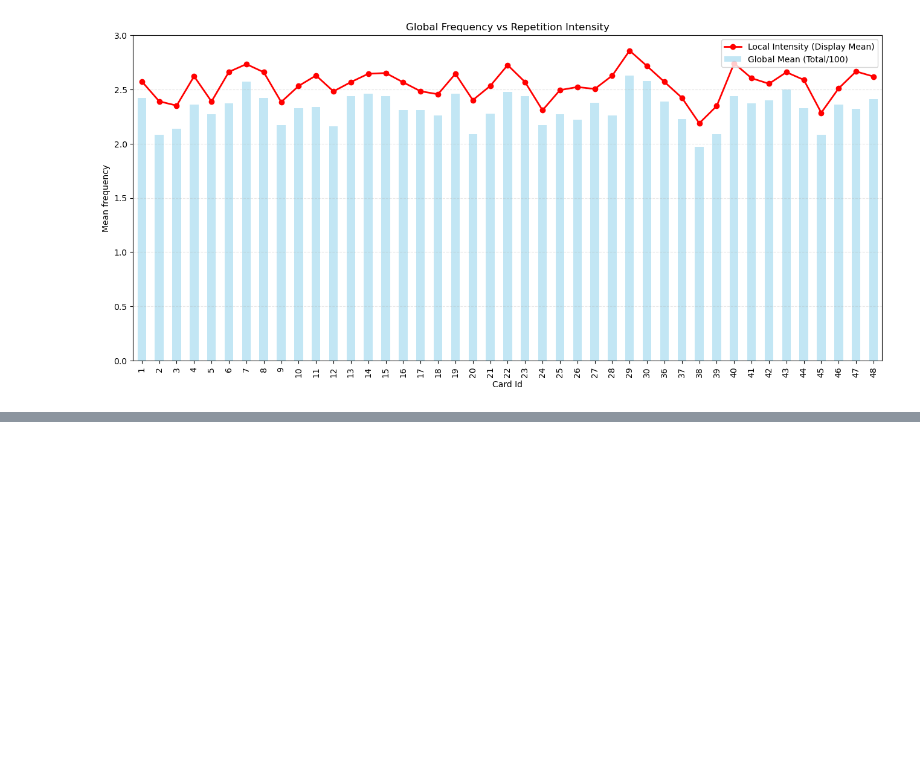
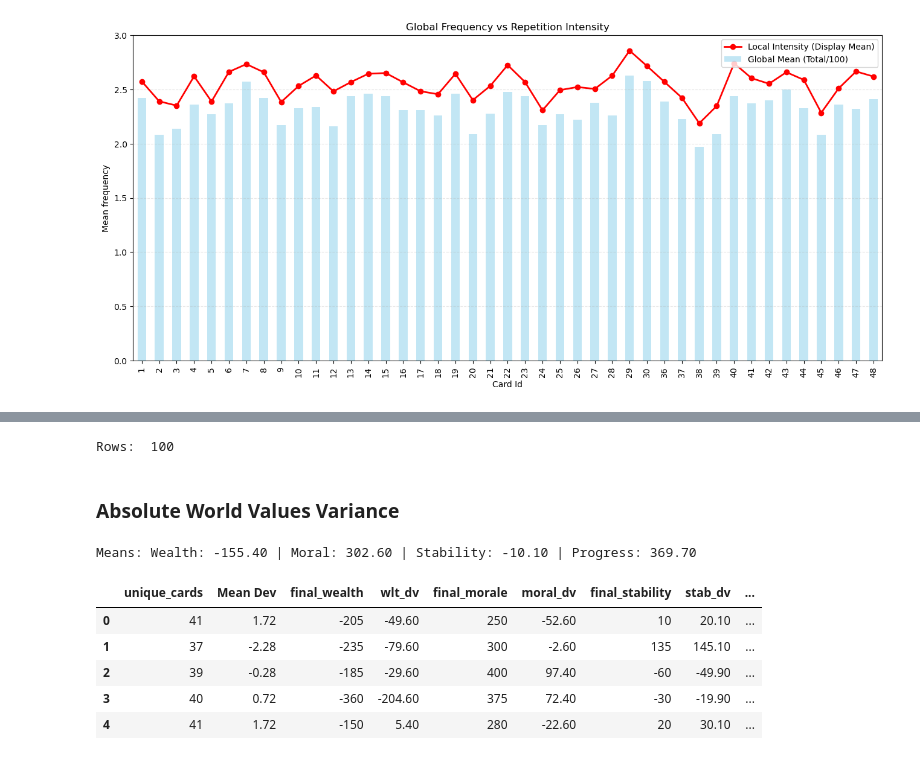
Before and after one commit to davidcurral/Procedural-Narrative-Prototype-Project, a Jupyter notebook: Narrative Data Analysis.ipynb, the cells around one changed output, grey strips where cells are left out. Drawn from its saved outputs; the diff is of its cells as text; code cells hidden in the pictures; blank space fills up the shorter version.

Commit message:
Day 24 Data Analysis Pt2
Summary text analysis

```diff
--- a/Narrative Data Analysis.ipynb
+++ b/Narrative Data Analysis.ipynb
@@ -270,0 +330,7 @@ plt.show()
+# %%
+row_count = len(df1)
+print("Rows: ",row_count)
+# %% [output]
+Rows:  100
+# %% [markdown]
+### Absolute World Values Variance
@@ -270,0 +350,13 @@ plt.show()
+# %%
+print(f"Means: Wealth: {wealth_mean:.2f} | Moral: {moral_mean:.2f} | Stability: {stability_mean:.2f} | Progress: {progress_mean:.2f}")
+# %% [output]
+Means: Wealth: -155.40 | Moral: 302.60 | Stability: -10.10 | Progress: 369.70
+# %%
+df1.head().style.set_properties(**{'text-align': 'center'}).format(precision=2)
+# %% [output]
+|  | unique_cards | Mean Dev | final_wealth | wlt_dv | final_morale | moral_dv | final_stability | stab_dv | ... |
+| 0 | 41 | 1.72 | -205 | -49.60 | 250 | -52.60 | 10 | 20.10 | ... |
+| 1 | 37 | -2.28 | -235 | -79.60 | 300 | -2.60 | 135 | 145.10 | ... |
+| 2 | 39 | -0.28 | -185 | -29.60 | 400 | 97.40 | -60 | -49.90 | ... |
+| 3 | 40 | 0.72 | -360 | -204.60 | 375 | 72.40 | -30 | -19.90 | ... |
+| 4 | 41 | 1.72 | -150 | 5.40 | 280 | -22.60 | 20 | 30.10 | ... |
```
Also changed, not shown: parts of 21 cells of this notebook, 1 other file.
